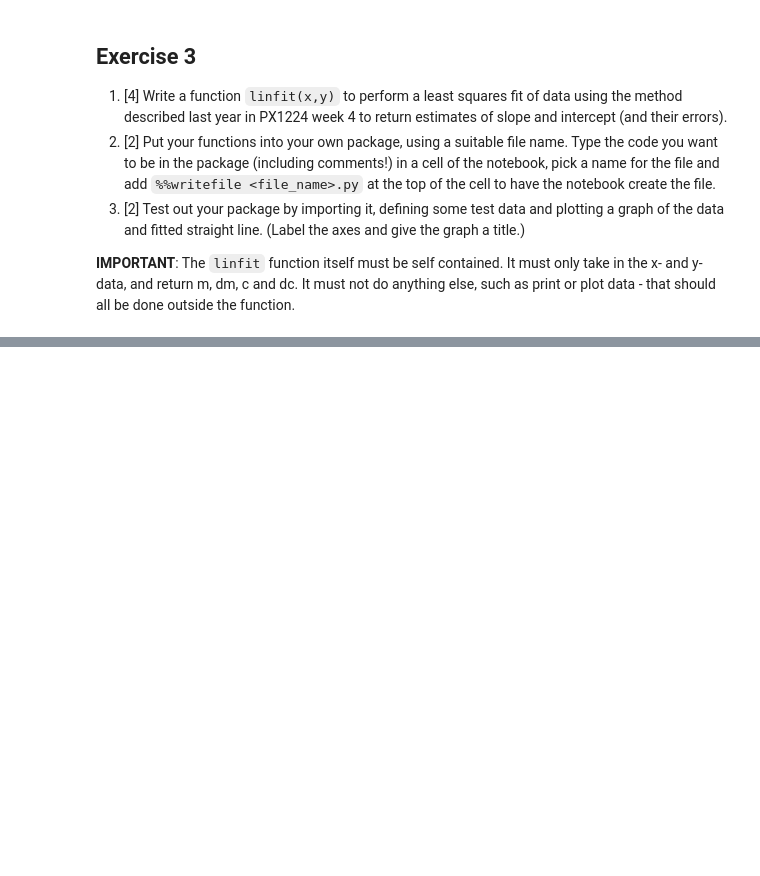
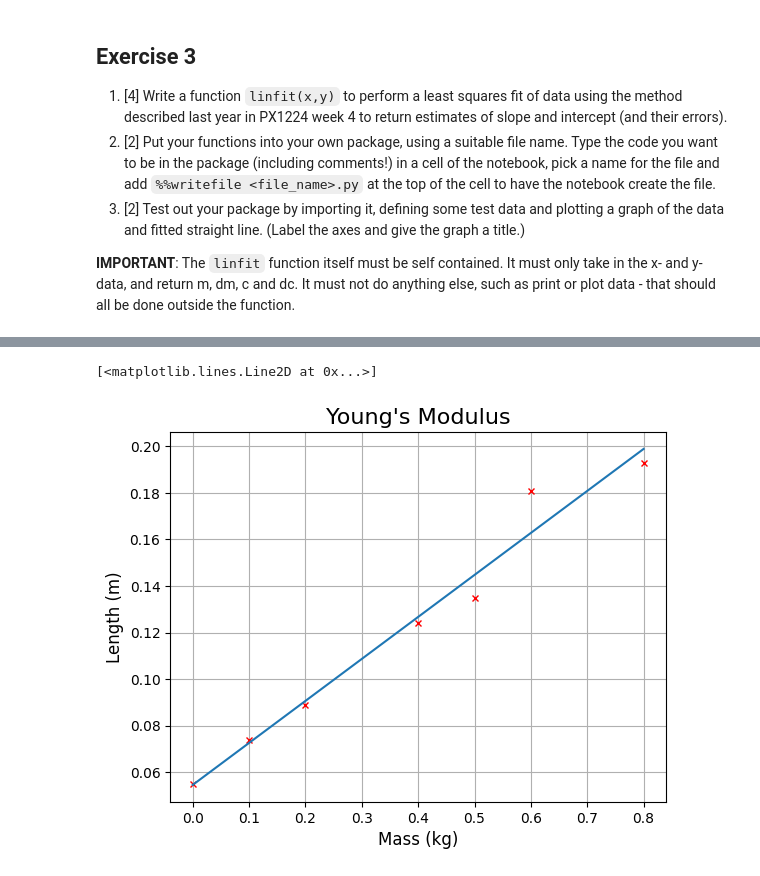
Before and after one commit to PX2145-2025/week-1-b-Gee-Tom, a Jupyter notebook: Functions.ipynb, the cells around one changed output, grey strips where cells are left out. Saved outputs shown, nothing was run; the diff lists cells and outputs as text; code cells hidden in the pictures; blank space fills up the shorter version.

```diff
--- a/Functions.ipynb
+++ b/Functions.ipynb
@@ -352,0 +356,10 @@ def linfit(x,y):
+# %%
+import linfit as lf
+
+x_data = array([0,0.1,0.2,0.4,0.5,0.6,0.8])
+y_data = array([0.055,0.074,0.089,0.124,0.135,0.181,0.193])
+
+lf.linfit([0,0.1,0.2,0.4,0.5,0.6,0.8],[0.055,0.074,0.089,0.124,0.135,0.181,0.193])
+# %% [output]
+[<matplotlib.lines.Line2D at 0x...>]
+[figure, added]
```
Also changed, not shown: parts of 1 cell of this notebook.
